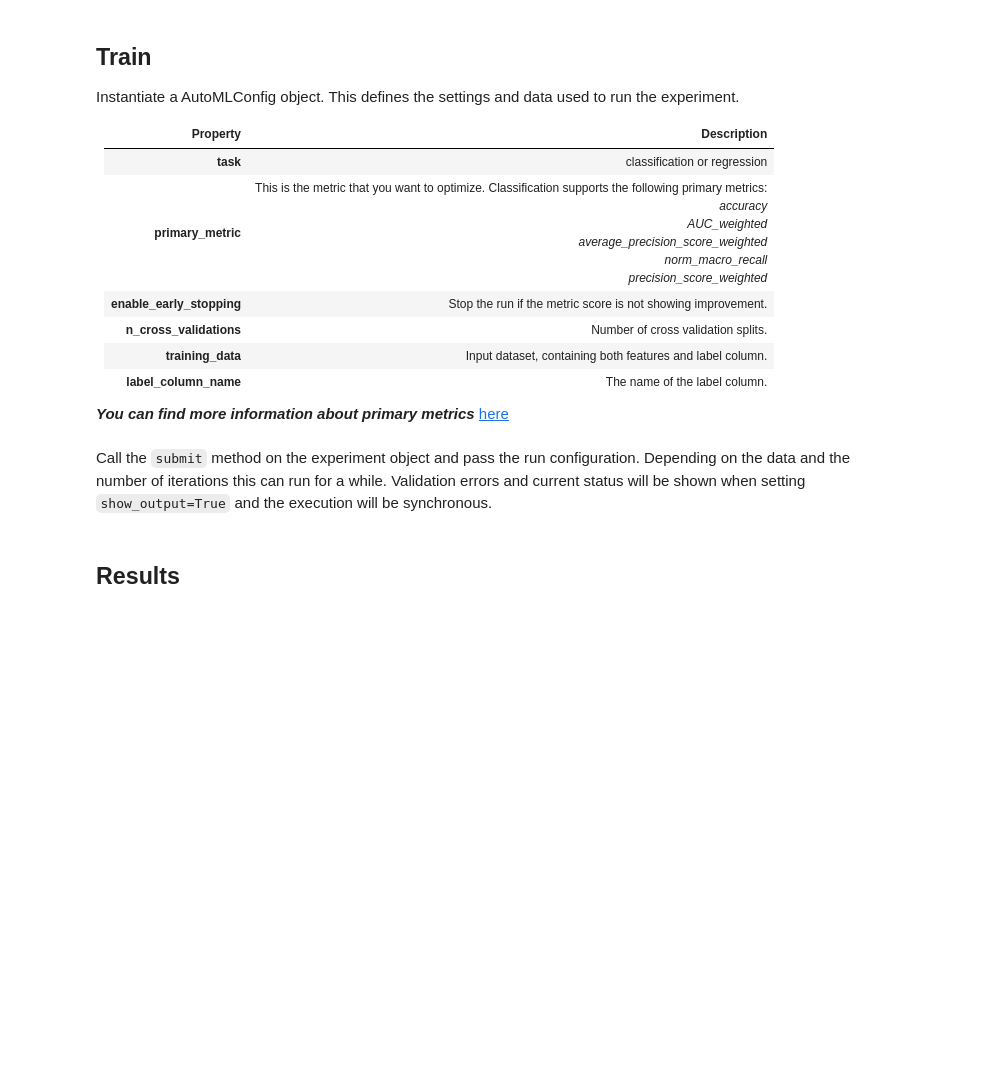
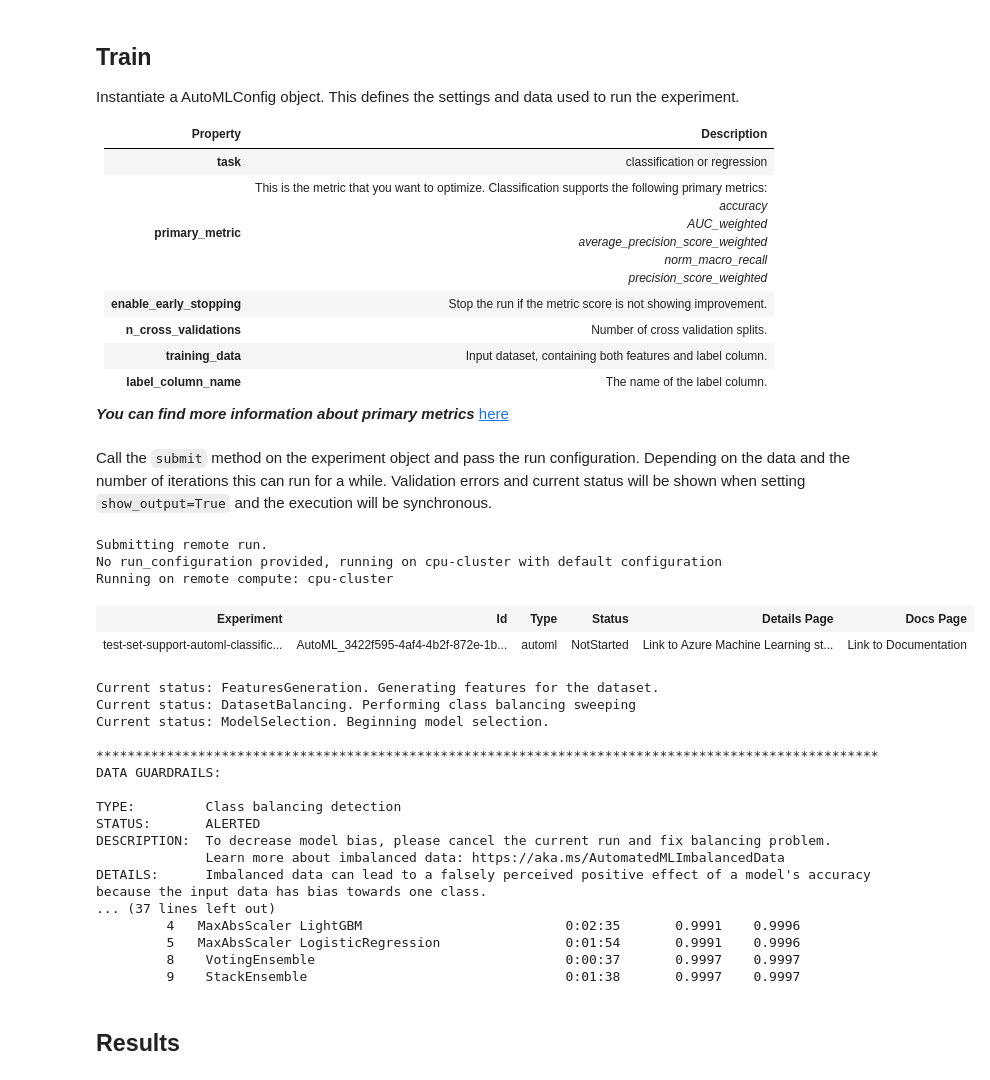
Before and after one commit to Azure/automl-testdataset-preview, a Jupyter notebook: notebooks/classification-credit-card-fraud/auto-ml-classification-credit-card-fraud.ipynb, the cells around one changed output. Cells and saved outputs as stored; diff of their text form; code cells hidden in the pictures; blank space fills up the shorter version.

```diff
--- a/notebooks/classification-credit-card-fraud/auto-ml-classification-credit-card-fraud.ipynb
+++ b/notebooks/classification-credit-card-fraud/auto-ml-classification-credit-card-fraud.ipynb
@@ -142,7 +160,30 @@ automl_config = AutoMLConfig(task = 'classification',
 # %% [markdown]
 Call the `submit` method on the experiment object and pass the run configuration. Depending on the data and the number of iterations this can run for a while. Validation errors and current status will be shown when setting `show_output=True` and the execution will be synchronous.
 # %%
-remote_run = experiment.submit(automl_config, show_output = False)
+remote_run = experiment.submit(automl_config, show_output = True)
+# %% [output]
+Submitting remote run.
+No run_configuration provided, running on cpu-cluster with default configuration
+Running on remote compute: cpu-cluster
+| Experiment | Id | Type | Status | Details Page | Docs Page |
+| test-set-support-automl-classific... | AutoML_3422f595-4af4-4b2f-872e-1b... | automl | NotStarted | Link to Azure Machine Learning st... | Link to Documentation |
+Current status: FeaturesGeneration. Generating features for the dataset.
+Current status: DatasetBalancing. Performing class balancing sweeping
+Current status: ModelSelection. Beginning model selection.
+
+****************************************************************************************************
+DATA GUARDRAILS:
+
+TYPE:         Class balancing detection
+STATUS:       ALERTED
+DESCRIPTION:  To decrease model bias, please cancel the current run and fix balancing problem.
+              Learn more about imbalanced data: https://aka.ms/AutomatedMLImbalancedData
+DETAILS:      Imbalanced data can lead to a falsely perceived positive effect of a model's accuracy because the input data has bias towards one class.
+... (37 lines left out)
+         4   MaxAbsScaler LightGBM                          0:02:35       0.9991    0.9996
+         5   MaxAbsScaler LogisticRegression                0:01:54       0.9991    0.9996
+         8    VotingEnsemble                                0:00:37       0.9997    0.9997
+         9    StackEnsemble                                 0:01:38       0.9997    0.9997
 # %%
 # If you need to retrieve a run that already started, use the following code
 #from azureml.train.automl.run import AutoMLRun
```
Also changed, not shown: parts of 17 cells of this notebook.
